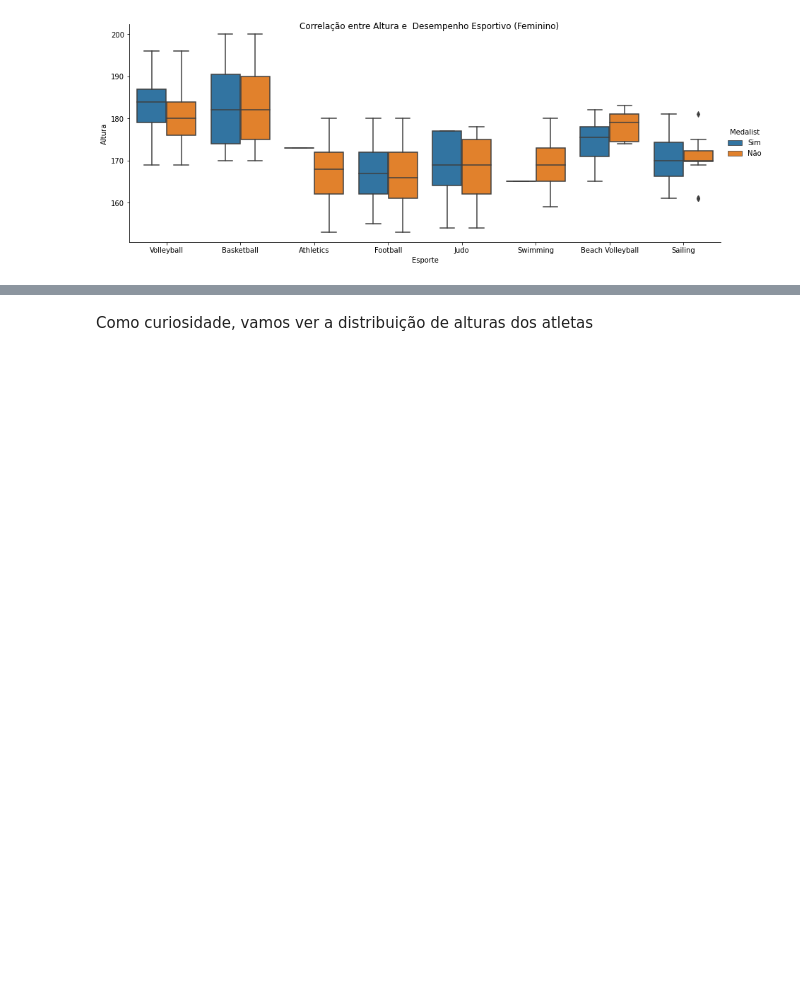
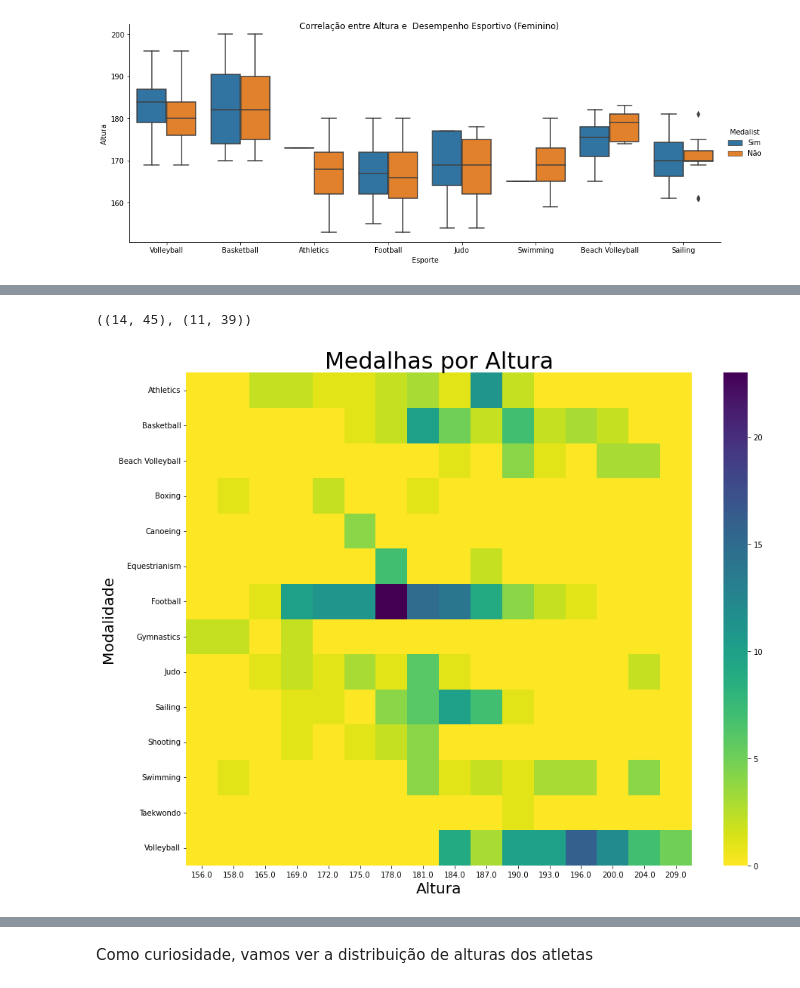
Before and after one commit to vmendes93/projeto_final_modulo_5, a Jupyter notebook: Projeto Final.ipynb, the cells around one changed output, grey strips where cells are left out. Saved outputs shown, nothing was run; the diff lists cells and outputs as text; code cells hidden in the pictures; blank space fills up the shorter version.

Commit message:
update com heatmap das questões 2 e 3

```diff
--- a/Projeto Final.ipynb
+++ b/Projeto Final.ipynb
@@ -245,3 +250,13 @@ f.fig.suptitle('Correlação entre Altura e  Desempenho Esportivo (Feminino)')
 # %% [output]
 Text(0.5, 0.98, 'Correlação entre Altura e  Desempenho Esportivo (Feminino)')
 [figure]
+# %%
+# Redefinindo a coluna Medal para categoria (0: não tem medalha, 1: tem medalha)
+
+br_df_M['Medal'] = br_df_M['Medal'].fillna(0)
+br_df_M['Medal'] = br_df_M['Medal'].replace({'Bronze': 1, 'Silver': 1, 'Gold': 1})
+br_df_M['Medal'] = pd.Categorical(br_df_M['Medal'], [0, 1])
+
+br_df_F['Medal'] = br_df_F['Medal'].fillna(0)
+br_df_F['Medal'] = br_df_F['Medal'].replace({'Bronze': 1, 'Silver': 1, 'Gold': 1})
+br_df_F['Medal'] = pd.Categorical(br_df_F['Medal'], [0, 1])
@@ -247,0 +281,19 @@ Text(0.5, 0.98, 'Correlação entre Altura e  Desempenho Esportivo (Feminino)')
+# %%
+# Agrupando a quantidade de medalhas por modalidade e altura
+
+br_df_M = br_df_M[['Sport', 'Height', 'Medal']]
+M_medals = br_df_M[br_df_M['Medal'] == 1].groupby(['Sport', 'Height']).Medal.count().unstack().fillna(0)
+
+
+br_df_F = br_df_F[['Sport', 'Height', 'Medal']]
+F_medals = br_df_F[br_df_F['Medal'] == 1].groupby(['Sport', 'Height']).Medal.count().unstack().fillna(0)
+# %%
+M_medals.shape, F_medals.shape
+# %% [output]
+((14, 45), (11, 39))
+# %%
+# Condensando as categorias de altura
+
+# primeiramente criando um novo dataframe
+M_heat = pd.DataFrame(M_medals[156.0])
+F_heat = pd.DataFrame(F_medals[154.0])
@@ -247,0 +340,14 @@ Text(0.5, 0.98, 'Correlação entre Altura e  Desempenho Esportivo (Feminino)')
+# %%
+M_heat = M_heat.iloc[:,1:]
+F_heat = F_heat.iloc[:,1:]
+# %%
+f, ax = plt.subplots(figsize=(15, 12))
+sns.heatmap(M_heat, ax=ax, cmap='viridis_r')
+
+ax.set_xlabel('Altura', size=20)
+ax.set_ylabel('Modalidade', size=20)
+ax.set_title('Medalhas por Altura', size=30)
+
+plt.show()
+# %% [output]
+[figure, added]
```
Also changed, not shown: parts of 12 cells of this notebook.
